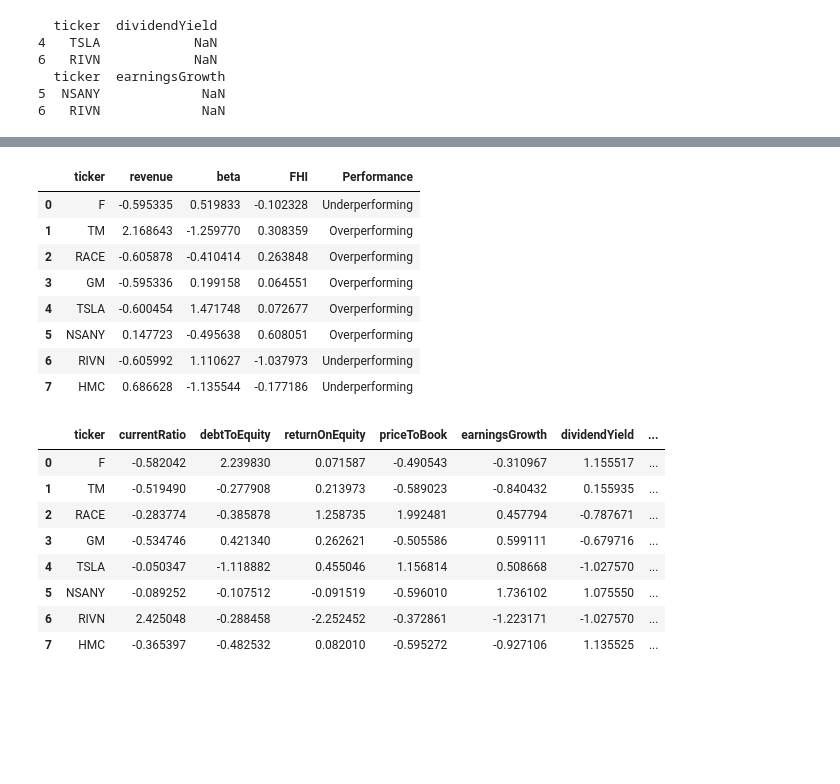
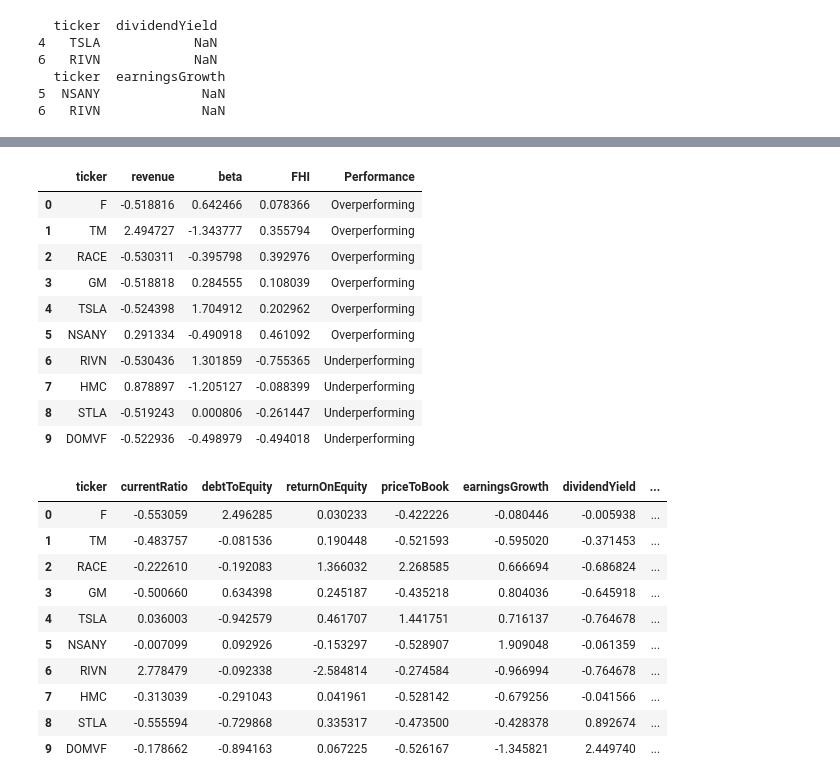
Before and after one commit to 28Aarya/FHI-score-for-stability, a Jupyter notebook: FINAL_FINANCE.ipynb, the cells around one changed output, grey strips where cells are left out. Saved outputs shown, nothing was run; the diff lists cells and outputs as text; code cells hidden in the pictures; blank space fills up the shorter version.

```diff
--- a/FINAL_FINANCE.ipynb
+++ b/FINAL_FINANCE.ipynb
@@ -7,13 +5,12 @@ import pandas as pd
 import seaborn as sns
 import yfinance as yf
 # %%
-stocks = ['F', 'TM', 'RACE', 'GM','TSLA','NSANY','RIVN','HMC']
+stocks = ['F', 'TM', 'RACE', 'GM','TSLA','NSANY','RIVN','HMC', 'STLA', 'DOMVF']
 
 def fetch_metrics(ticker):
     stock = yf.Ticker(ticker)
     info = stock.info
 
-    # Define metrics inside the function, A dictionary is created to store selected metrics about the stock. Each key represents a financial metric, and its value is taken from the info dictionary.
     metrics = {
         'ticker': ticker,
         'currentRatio': info.get('currentRatio', None),#Shows if a company can pay short-term debts (higher = safer)
@@ -143,36 +148,36 @@ financial_df
 # %%
 weights = {
     'stability': {
-        'currentRatio': 0.35,
-        'debtToEquity': 0.3,
+        'currentRatio': 0.2,
+        'debtToEquity': 0.2,
         'beta': 0.2,
-        'dividendYield': 0.075,
-        'returnOnEquity': 0.05,
-        'priceToBook': 0.025,
-        'revenue': 0.025,
-        'earningsGrowth': 0.025
+        'dividendYield': 0.1,
+        'returnOnEquity': 0.075,
+        'priceToBook': 0.05,
+        'revenue': 0.05,
+        'earningsGrowth': 0.1
     },
 
     'growth': {
-        'earningsGrowth': 0.35,
-        'revenue': 0.3,
+        'earningsGrowth': 0.25,
+        'revenue': 0.25,
         'returnOnEquity': 0.2,
-        'debtToEquity': 0.075,
-        'priceToBook': 0.05,
-        'beta': 0.025,
-        'dividendYield': 0.025,
-        'currentRatio': 0.025
+        'debtToEquity': 0.1,
+        'priceToBook': 0.075,
+        'beta': 0.05,
+        'dividendYield': 0.05,
+        'currentRatio': 0.05
     },
 
     'Value': {
-        'priceToBook': 0.35,
-        'dividendYield': 0.3,
+        'priceToBook': 0.25,
+        'dividendYield': 0.05,
         'debtToEquity': 0.2,
         'returnOnEquity': 0.075,
         'revenue': 0.05,
-        'earningsGrowth': 0.025,
-        'currentRatio': 0.025,
-        'beta': 0.025
+        'earningsGrowth': 0.1,
+        'currentRatio': 0.05,
+        'beta': 0.25
     }
 }
 # %%
@@ -282,36 +300,40 @@ new_df= financial_df[['ticker', 'revenue','beta','FHI','Performance']]
 new_df
 # %% [output]
 |  | ticker | revenue | beta | FHI | Performance |
-| 0 | F | -0.595335 | 0.519833 | -0.102328 | Underperforming |
-| 1 | TM | 2.168643 | -1.259770 | 0.308359 | Overperforming |
-| 2 | RACE | -0.605878 | -0.410414 | 0.263848 | Overperforming |
-| 3 | GM | -0.595336 | 0.199158 | 0.064551 | Overperforming |
-| 4 | TSLA | -0.600454 | 1.471748 | 0.072677 | Overperforming |
-| 5 | NSANY | 0.147723 | -0.495638 | 0.608051 | Overperforming |
-| 6 | RIVN | -0.605992 | 1.110627 | -1.037973 | Underperforming |
-| 7 | HMC | 0.686628 | -1.135544 | -0.177186 | Underperforming |
+| 0 | F | -0.518816 | 0.642466 | 0.078366 | Overperforming |
+| 1 | TM | 2.494727 | -1.343777 | 0.355794 | Overperforming |
+| 2 | RACE | -0.530311 | -0.395798 | 0.392976 | Overperforming |
+| 3 | GM | -0.518818 | 0.284555 | 0.108039 | Overperforming |
+| 4 | TSLA | -0.524398 | 1.704912 | 0.202962 | Overperforming |
+| 5 | NSANY | 0.291334 | -0.490918 | 0.461092 | Overperforming |
+| 6 | RIVN | -0.530436 | 1.301859 | -0.755365 | Underperforming |
+| 7 | HMC | 0.878897 | -1.205127 | -0.088399 | Underperforming |
+| 8 | STLA | -0.519243 | 0.000806 | -0.261447 | Underperforming |
+| 9 | DOMVF | -0.522936 | -0.498979 | -0.494018 | Underperforming |
 # %%
 financial_df['FHI_zscore'] = (financial_df['FHI'] - financial_df['FHI'].mean()) / financial_df['FHI'].std()
 #detect the outliers
 
 def detect_outliers(FHI_zscore, financial_df):
     if FHI_zscore > 1.00:
         return 'Overvalued'
-    elif FHI_zscore < -1.00:
+    elif 0.00> FHI_zscore >= -1.00:
       return 'Undervalued'
     else:
       return 'Fairly Valued'
 
 financial_df['Valuation']= financial_df['FHI_zscore'].apply(lambda x: detect_outliers(x, financial_df))
 financial_df
 # %% [output]
 |  | ticker | currentRatio | debtToEquity | returnOnEquity | priceToBook | earningsGrowth | dividendYield | ... |
-| 0 | F | -0.582042 | 2.239830 | 0.071587 | -0.490543 | -0.310967 | 1.155517 | ... |
-| 1 | TM | -0.519490 | -0.277908 | 0.213973 | -0.589023 | -0.840432 | 0.155935 | ... |
-| 2 | RACE | -0.283774 | -0.385878 | 1.258735 | 1.992481 | 0.457794 | -0.787671 | ... |
-| 3 | GM | -0.534746 | 0.421340 | 0.262621 | -0.505586 | 0.599111 | -0.679716 | ... |
-| 4 | TSLA | -0.050347 | -1.118882 | 0.455046 | 1.156814 | 0.508668 | -1.027570 | ... |
-| 5 | NSANY | -0.089252 | -0.107512 | -0.091519 | -0.596010 | 1.736102 | 1.075550 | ... |
-| 6 | RIVN | 2.425048 | -0.288458 | -2.252452 | -0.372861 | -1.223171 | -1.027570 | ... |
-| 7 | HMC | -0.365397 | -0.482532 | 0.082010 | -0.595272 | -0.927106 | 1.135525 | ... |
+| 0 | F | -0.553059 | 2.496285 | 0.030233 | -0.422226 | -0.080446 | -0.005938 | ... |
+| 1 | TM | -0.483757 | -0.081536 | 0.190448 | -0.521593 | -0.595020 | -0.371453 | ... |
+| 2 | RACE | -0.222610 | -0.192083 | 1.366032 | 2.268585 | 0.666694 | -0.686824 | ... |
+| 3 | GM | -0.500660 | 0.634398 | 0.245187 | -0.435218 | 0.804036 | -0.645918 | ... |
+| 4 | TSLA | 0.036003 | -0.942579 | 0.461707 | 1.441751 | 0.716137 | -0.764678 | ... |
+| 5 | NSANY | -0.007099 | 0.092926 | -0.153297 | -0.528907 | 1.909048 | -0.061359 | ... |
+| 6 | RIVN | 2.778479 | -0.092338 | -2.584814 | -0.274584 | -0.966994 | -0.764678 | ... |
+| 7 | HMC | -0.313039 | -0.291043 | 0.041961 | -0.528142 | -0.679256 | -0.041566 | ... |
+| 8 | STLA | -0.555594 | -0.729868 | 0.335317 | -0.473500 | -0.428378 | 0.892674 | ... |
+| 9 | DOMVF | -0.178662 | -0.894163 | 0.067225 | -0.526167 | -1.345821 | 2.449740 | ... |
 # %%
```
Also changed, not shown: parts of 17 cells of this notebook.
